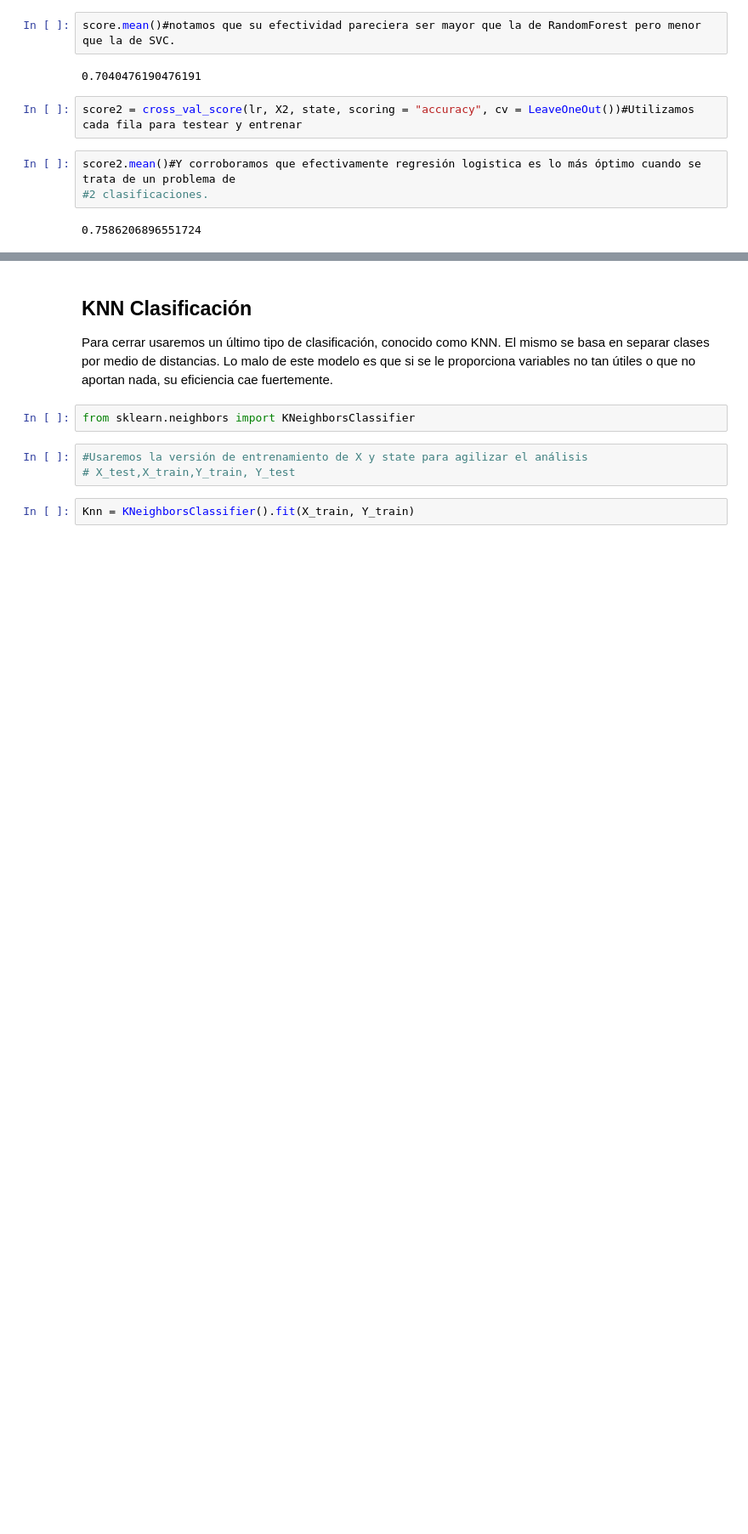
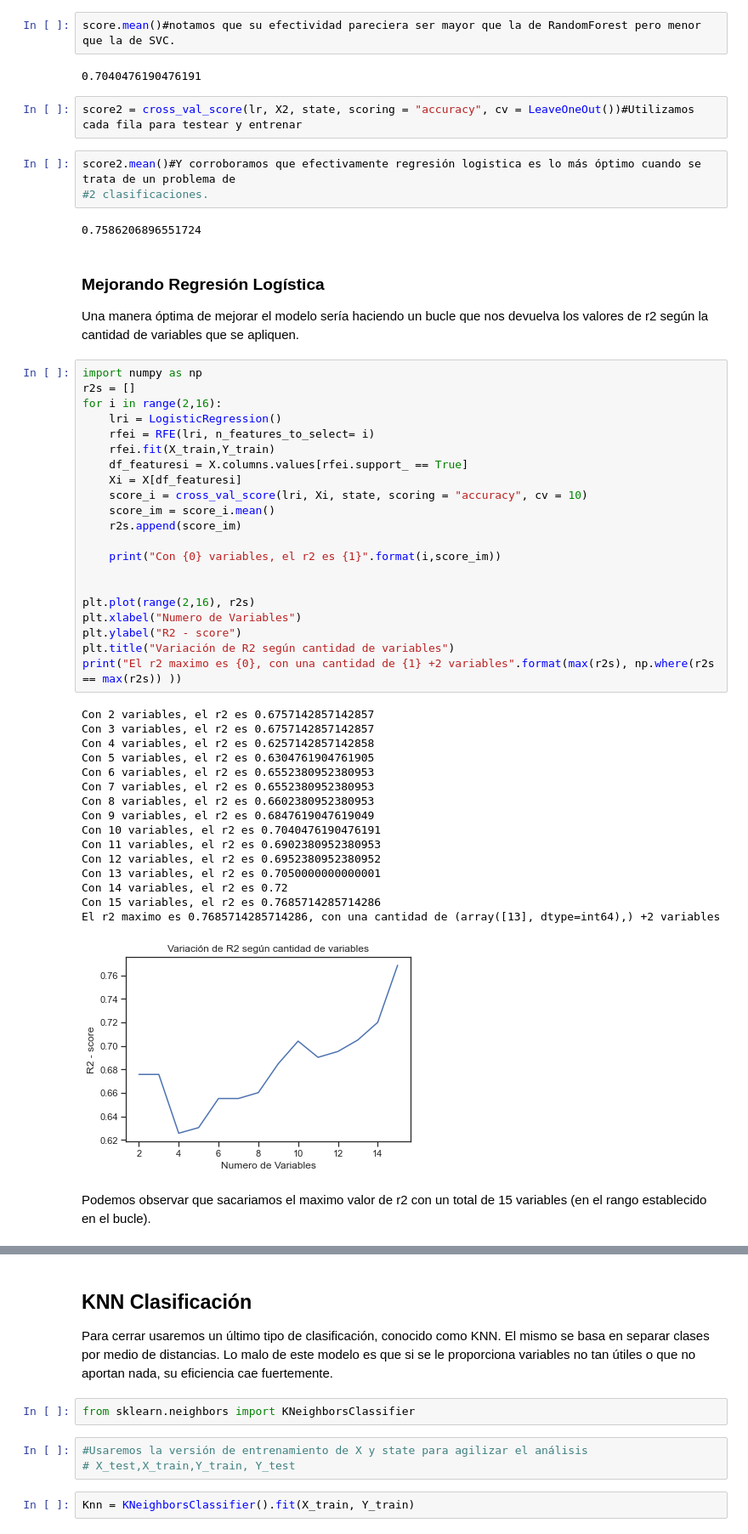
Before and after one commit to NahuelCedres/machine-learning-nahuel, a Jupyter notebook: My Personal Movie DataSet/My Personal Movies - Project.ipynb, the cells around one changed output, grey strips where cells are left out. Shown: that part at 85% size. Drawn from its saved outputs; the diff is of its cells as text; blank space fills up the shorter version.

```diff
--- a/My Personal Movie DataSet/My Personal Movies - Project.ipynb
+++ b/My Personal Movie DataSet/My Personal Movies - Project.ipynb
@@ -429,3 +432,46 @@ score2.mean()#Y corroboramos que efectivamente regresión logistica es lo más
 #2 clasificaciones.
 # %% [output]
 0.7586206896551724
+# %% [markdown]
+### Mejorando Regresión Logística
+Una manera óptima de mejorar el modelo sería haciendo un bucle que nos devuelva los valores de r2 según la cantidad de variables que se apliquen.
+# %%
+import numpy as np
+r2s = []
+for i in range(2,16):
+    lri = LogisticRegression()
+    rfei = RFE(lri, n_features_to_select= i)
+    rfei.fit(X_train,Y_train)
+    df_featuresi = X.columns.values[rfei.support_ == True]
+    Xi = X[df_featuresi]
+    score_i = cross_val_score(lri, Xi, state, scoring = "accuracy", cv = 10)
+    score_im = score_i.mean()
+    r2s.append(score_im)
+
+    print("Con {0} variables, el r2 es {1}".format(i,score_im))
+
+
+plt.plot(range(2,16), r2s)
+plt.xlabel("Numero de Variables")
+plt.ylabel("R2 - score")
+plt.title("Variación de R2 según cantidad de variables")
+print("El r2 maximo es {0}, con una cantidad de {1} +2 variables".format(max(r2s), np.where(r2s == max(r2s)) ))
+# %% [output]
+Con 2 variables, el r2 es 0.6757142857142857
+Con 3 variables, el r2 es 0.6757142857142857
+Con 4 variables, el r2 es 0.6257142857142858
+Con 5 variables, el r2 es 0.6304761904761905
+Con 6 variables, el r2 es 0.6552380952380953
+Con 7 variables, el r2 es 0.6552380952380953
+Con 8 variables, el r2 es 0.6602380952380953
+Con 9 variables, el r2 es 0.6847619047619049
+Con 10 variables, el r2 es 0.7040476190476191
+Con 11 variables, el r2 es 0.6902380952380953
+Con 12 variables, el r2 es 0.6952380952380952
+Con 13 variables, el r2 es 0.7050000000000001
+Con 14 variables, el r2 es 0.72
+Con 15 variables, el r2 es 0.7685714285714286
+El r2 maximo es 0.7685714285714286, con una cantidad de (array([13], dtype=int64),) +2 variables
+[figure, added]
+# %% [markdown]
+Podemos observar que sacariamos el maximo valor de r2 con un total de 15 variables (en el rango establecido en el bucle).
```
Also changed, not shown: parts of 4 cells of this notebook, 3 other files.
